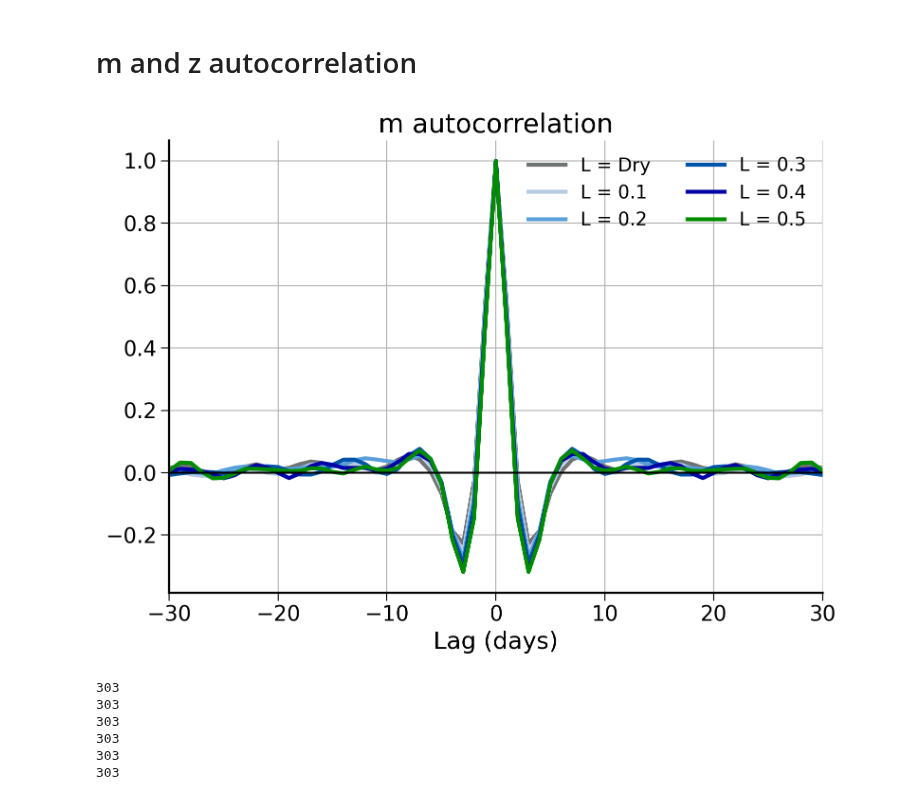
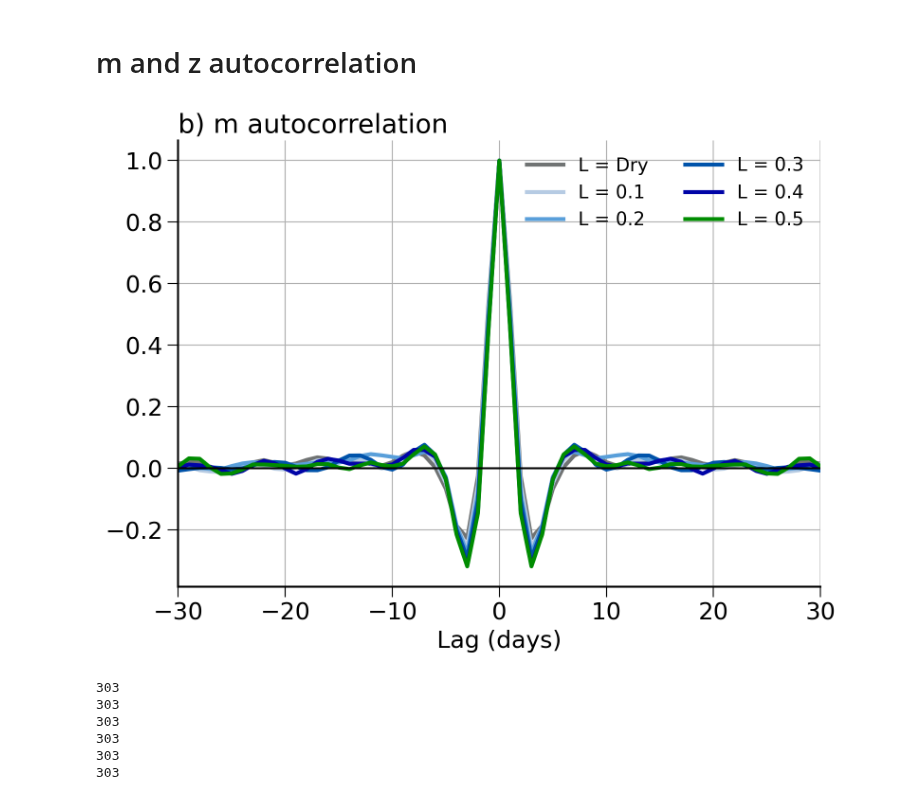
Before and after one commit to PeterChang1023/Moist_Dycore, a Jupyter notebook: IdealizeSpetral.jl/exp/HSt42/113-1_seminar.ipynb, the cells around one changed output. Saved outputs shown, nothing was run; the diff lists cells and outputs as text; code cells hidden in the pictures.

```diff
--- a/IdealizeSpetral.jl/exp/HSt42/113-1_seminar.ipynb
+++ b/IdealizeSpetral.jl/exp/HSt42/113-1_seminar.ipynb
@@ -790,38 +790,38 @@ for idx, PR in enumerate(PR_values):
     yyy_thin_full[int((len(yyy_thin_full)+1)/2):]   = yyy_thin[1:]
     yyy_thin_full[:int((len(yyy_thin_full)+1)/2)]  = yyy_thin[::-1]
 
     # Plot the result for the current PR value
     if PR == 0:
         ax.plot(tau_full, yyy_thin_full, label=f"L = Dry", color=colors[idx], lw=3)
     else:
         ax.plot(tau_full, yyy_thin_full, label=f"L = {PR*0.01}", color=colors[idx], lw=3)
 
 
 # Finalize and show the plot
 # ax.set_ylabel("Autocorrelation", fontsize=14)
 # ax.legend(loc="best", prop={'size': 13},frameon=False, ncols=2)
 # ax.set_title(f"Daily mean data: m autocorrelation with chunk:{chunk_size} and overlap:{overlap_size}")
-ax.set_title("m autocorrelation", fontsize=20)
+ax.set_title("b) m autocorrelation", fontsize=20, loc="left")
 
 
 plt.grid()
 plt.hlines(y=0, xmin=-100,xmax=100, lw=1.5, color="Black")
 
 ax.spines["right"].set_visible(False)
 ax.spines["top"].set_visible(False)
 ax.set_xlabel("Lag (days)", fontsize=18)
-ax.tick_params(axis='x', labelsize=16)
-ax.tick_params(axis='y', labelsize=16)
-ax.tick_params(direction='out', length=6)
+ax.tick_params(axis='x', labelsize=18)
+ax.tick_params(axis='y', labelsize=18)
+ax.tick_params(direction='out', length=8)
 ax.legend(loc="best", prop={'size': 14},frameon=False, ncols=2)
 
 plt.xlim([-30,30])
 
 plt.tight_layout()
 # plt.savefig(f"113-1Seminar_fig/visualize/autocorrelation/m.png", bbox_inches='tight', dpi=300)
 plt.show()
 # %% [output]
-[figure, old version]
+[figure, new version]
 # %%
 # Function to calculate EOF and PC
 def Cal_EOF_PC2(input_data):
```
Also changed, not shown: parts of 4 cells of this notebook, 3 other files.
